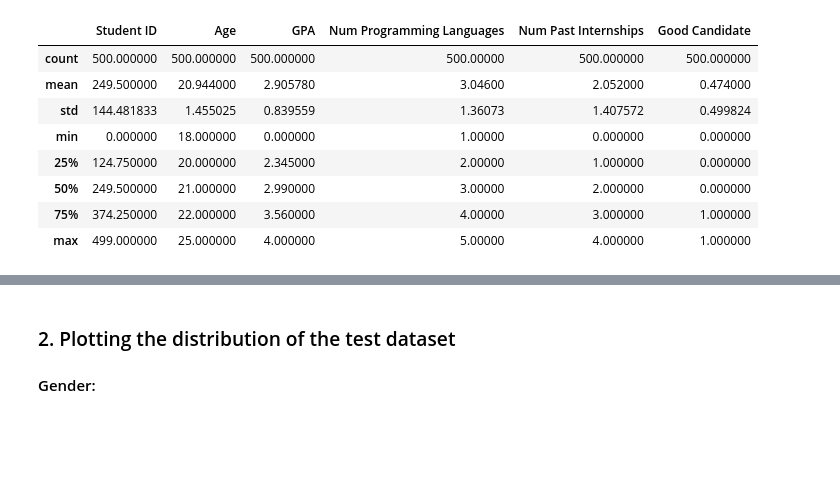
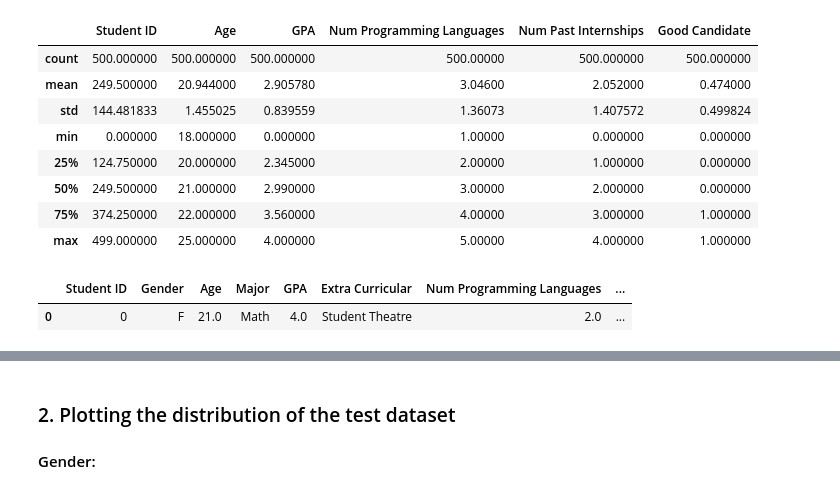
Before and after one commit to CMU-313/spring23-nodebb-team-a1, a Jupyter notebook: ML/notebook.ipynb, the cells around one changed output, grey strips where cells are left out. Saved outputs shown, nothing was run; the diff lists cells and outputs as text; code cells hidden in the pictures; blank space fills up the shorter version.

Commit message:
Add mode and median description for test data

```diff
--- a/ML/notebook.ipynb
+++ b/ML/notebook.ipynb
@@ -33,3 +33,8 @@ test_df.describe()
 | 50% | 249.500000 | 21.000000 | 2.990000 | 3.00000 | 2.000000 | 0.000000 |
 | 75% | 374.250000 | 22.000000 | 3.560000 | 4.00000 | 3.000000 | 1.000000 |
 | max | 499.000000 | 25.000000 | 4.000000 | 5.00000 | 4.000000 | 1.000000 |
+# %%
+test_df.mode(numeric_only=False).head(1)
+# %% [output]
+|  | Student ID | Gender | Age | Major | GPA | Extra Curricular | Num Programming Languages | ... |
+| 0 | 0 | F | 21.0 | Math | 4.0 | Student Theatre | 2.0 | ... |
```
Also changed, not shown: parts of 1 cell of this notebook.
